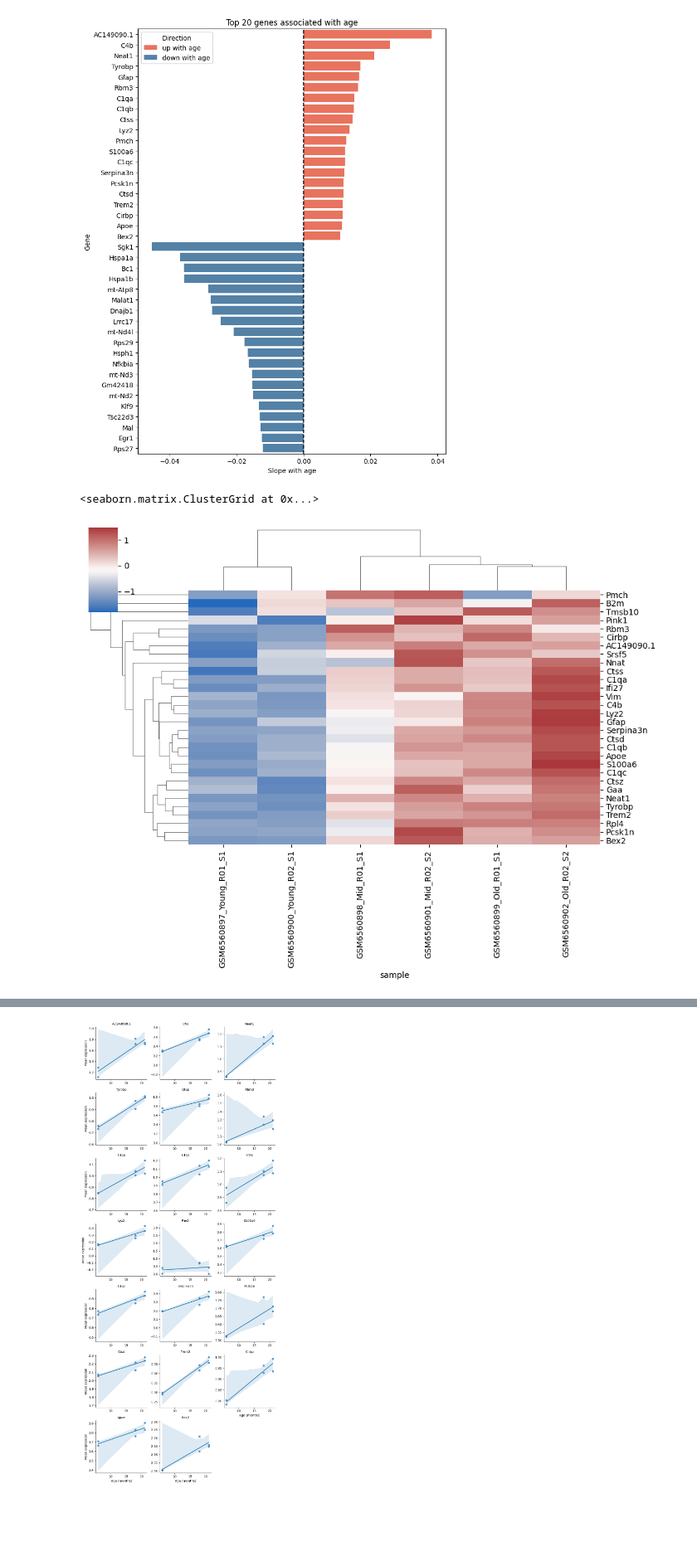
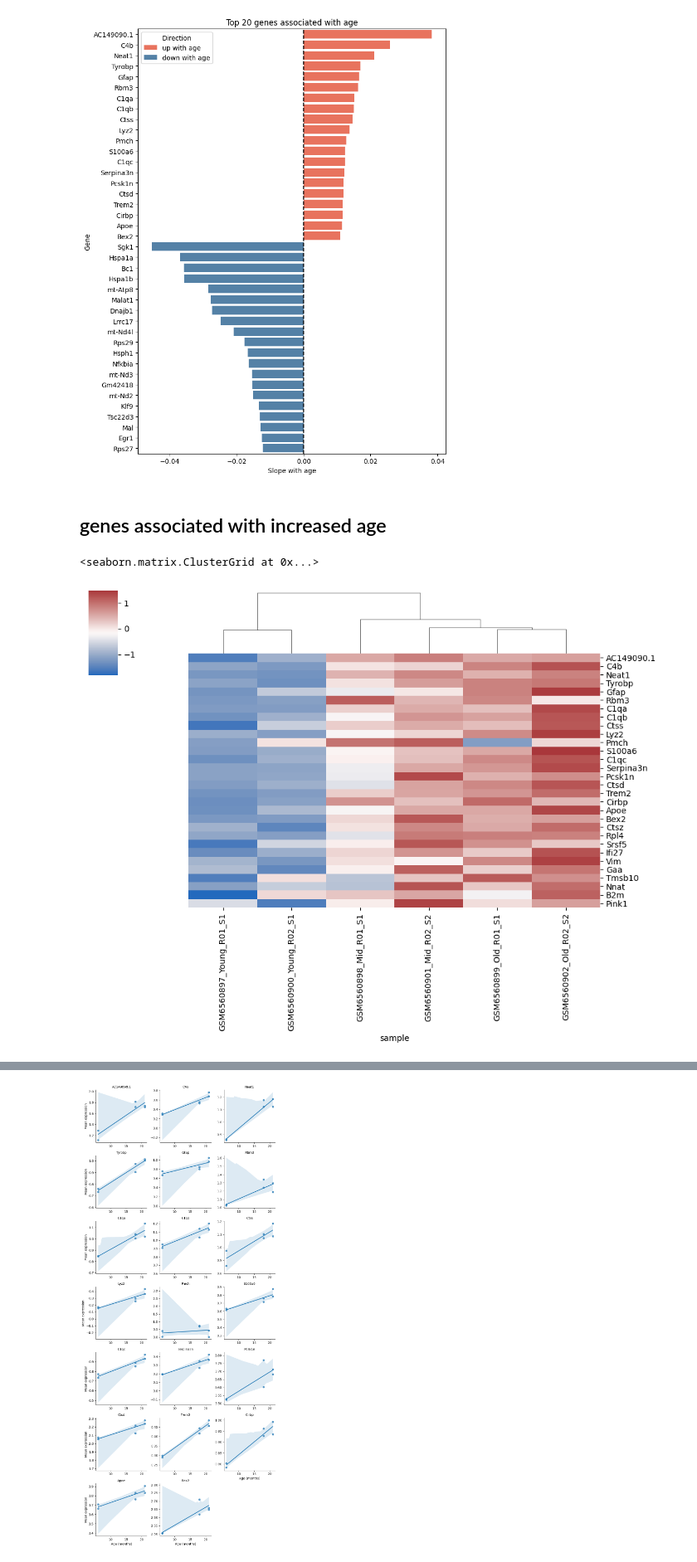
Before and after one commit to christoffermattssonlangseth/OligoC4b, a Jupyter notebook: notebooks/Visum_aging_age_associated_changes.ipynb, the cells around one changed output, grey strips where cells are left out. Shown at 83% size. Cells and saved outputs as stored; diff of their text form; code cells hidden in the pictures; blank space fills up the shorter version.

```diff
--- a/notebooks/Visum_aging_age_associated_changes.ipynb
+++ b/notebooks/Visum_aging_age_associated_changes.ipynb
@@ -89,13 +89,15 @@ plt.tight_layout()
 plt.show()
 # %% [output]
 [figure]
+# %% [markdown]
+## genes associated with increased age
 # %%
 top_genes = res_df.sort_values("slope", ascending=False).head(30)["gene"]
 mat = pb[top_genes].T  # genes × samples
 mat = mat.loc[top_genes]
 
-sns.clustermap(mat, cmap="vlag", col_cluster=True,
+sns.clustermap(mat, cmap="vlag", col_cluster=True,row_cluster=False,
                z_score=0, figsize=(10,8))
 # %% [output]
 <seaborn.matrix.ClusterGrid at 0x...>
-[figure, old version]
+[figure, new version]
```
Also changed, not shown: parts of 2 cells of this notebook, 1 other file.
